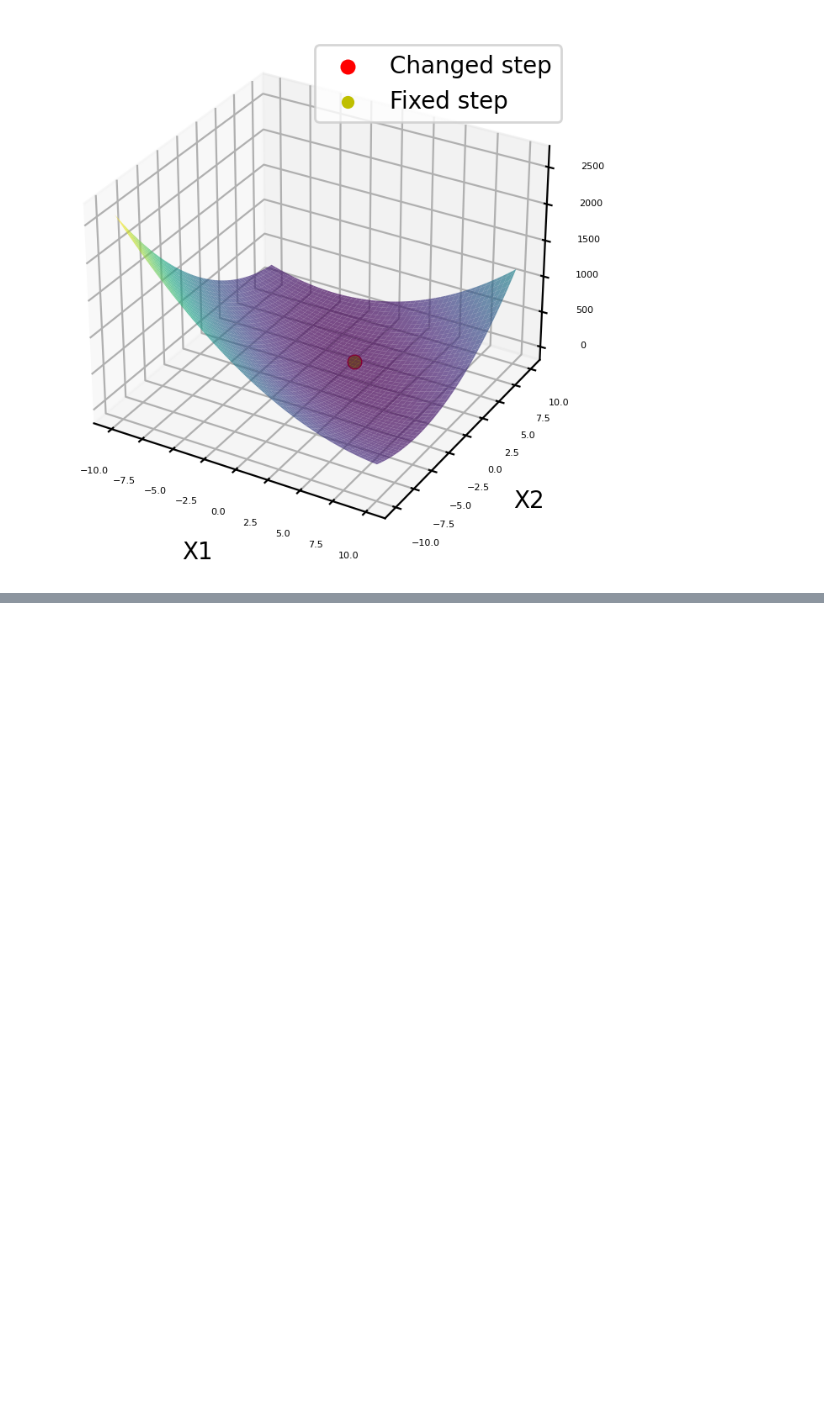
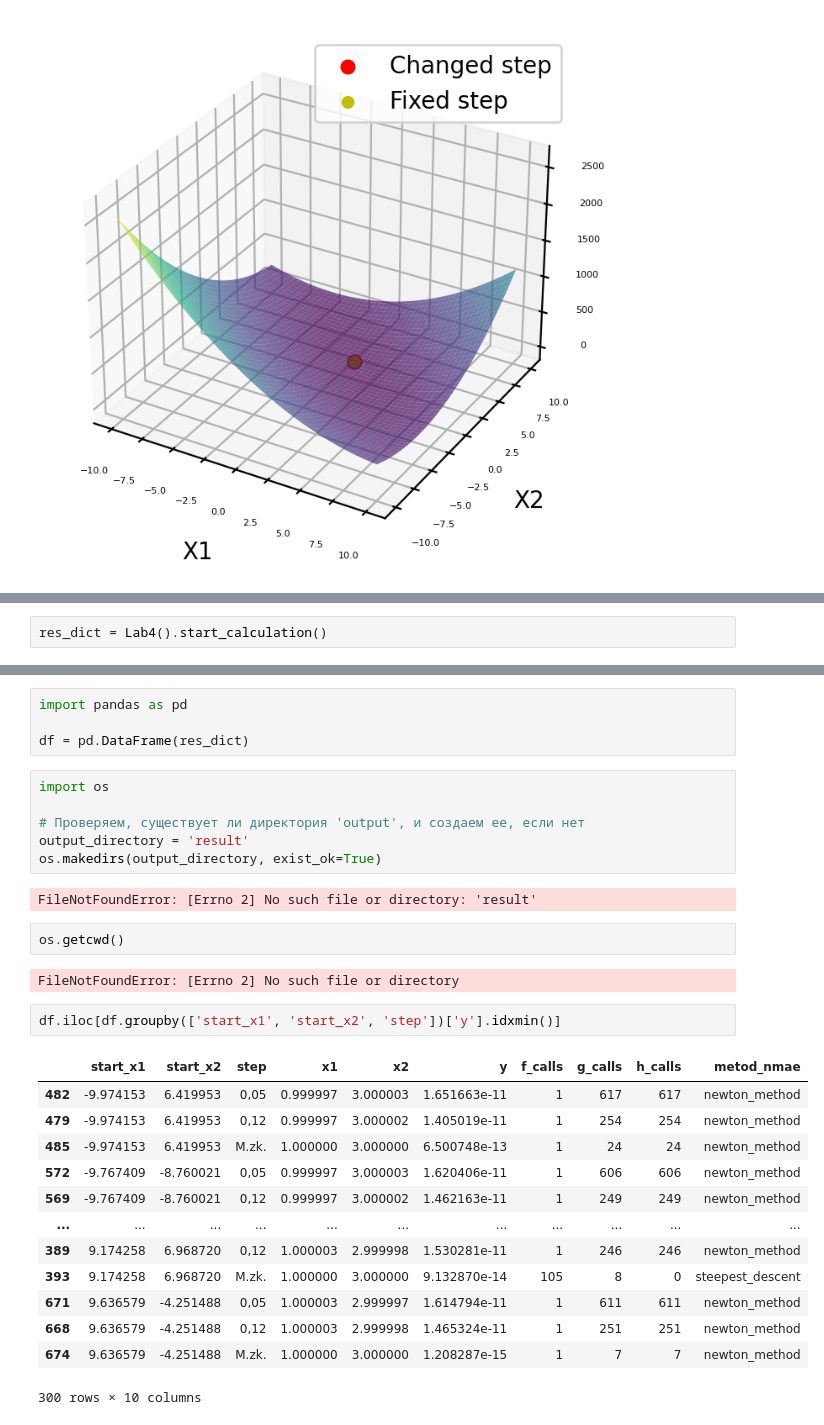
Before and after one commit to MKuzera/Optymalizacja-Projekt-2, a Jupyter notebook: LAB4/test.ipynb, the cells around one changed output, grey strips where cells are left out. Cells and saved outputs as stored; diff of their text form; blank space fills up the shorter version.

```diff
--- a/LAB4/test.ipynb
+++ b/LAB4/test.ipynb
@@ -382,0 +533,2 @@ plt.show()
+# %%
+res_dict = Lab4().start_calculation()
@@ -382,0 +556,32 @@ plt.show()
+# %%
+import pandas as pd
+
+df = pd.DataFrame(res_dict)
+# %%
+import os
+
+# Проверяем, существует ли директория 'output', и создаем ее, если нет
+output_directory = 'result'
+os.makedirs(output_directory, exist_ok=True)
+# %% [output]
+FileNotFoundError: [Errno 2] No such file or directory: 'result'
+# %%
+os.getcwd()
+# %% [output]
+FileNotFoundError: [Errno 2] No such file or directory
+# %%
+df.iloc[df.groupby(['start_x1', 'start_x2', 'step'])['y'].idxmin()]
+# %% [output]
+|  | start_x1 | start_x2 | step | x1 | x2 | y | f_calls | g_calls | h_calls | metod_nmae |
+| 482 | -9.974153 | 6.419953 | 0,05 | 0.999997 | 3.000003 | 1.651663e-11 | 1 | 617 | 617 | newton_method |
+| 479 | -9.974153 | 6.419953 | 0,12 | 0.999997 | 3.000002 | 1.405019e-11 | 1 | 254 | 254 | newton_method |
+| 485 | -9.974153 | 6.419953 | M.zk. | 1.000000 | 3.000000 | 6.500748e-13 | 1 | 24 | 24 | newton_method |
+| 572 | -9.767409 | -8.760021 | 0,05 | 0.999997 | 3.000003 | 1.620406e-11 | 1 | 606 | 606 | newton_method |
+| 569 | -9.767409 | -8.760021 | 0,12 | 0.999997 | 3.000002 | 1.462163e-11 | 1 | 249 | 249 | newton_method |
+| ... | ... | ... | ... | ... | ... | ... | ... | ... | ... | ... |
+| 389 | 9.174258 | 6.968720 | 0,12 | 1.000003 | 2.999998 | 1.530281e-11 | 1 | 246 | 246 | newton_method |
+| 393 | 9.174258 | 6.968720 | M.zk. | 1.000000 | 3.000000 | 9.132870e-14 | 105 | 8 | 0 | steepest_descent |
+| 671 | 9.636579 | -4.251488 | 0,05 | 1.000003 | 2.999997 | 1.614794e-11 | 1 | 611 | 611 | newton_method |
+| 668 | 9.636579 | -4.251488 | 0,12 | 1.000003 | 2.999998 | 1.465324e-11 | 1 | 251 | 251 | newton_method |
+| 674 | 9.636579 | -4.251488 | M.zk. | 1.000000 | 3.000000 | 1.208287e-15 | 1 | 7 | 7 | newton_method |
+300 rows × 10 columns
```
Also changed, not shown: parts of 3 cells of this notebook, 2 other files.
